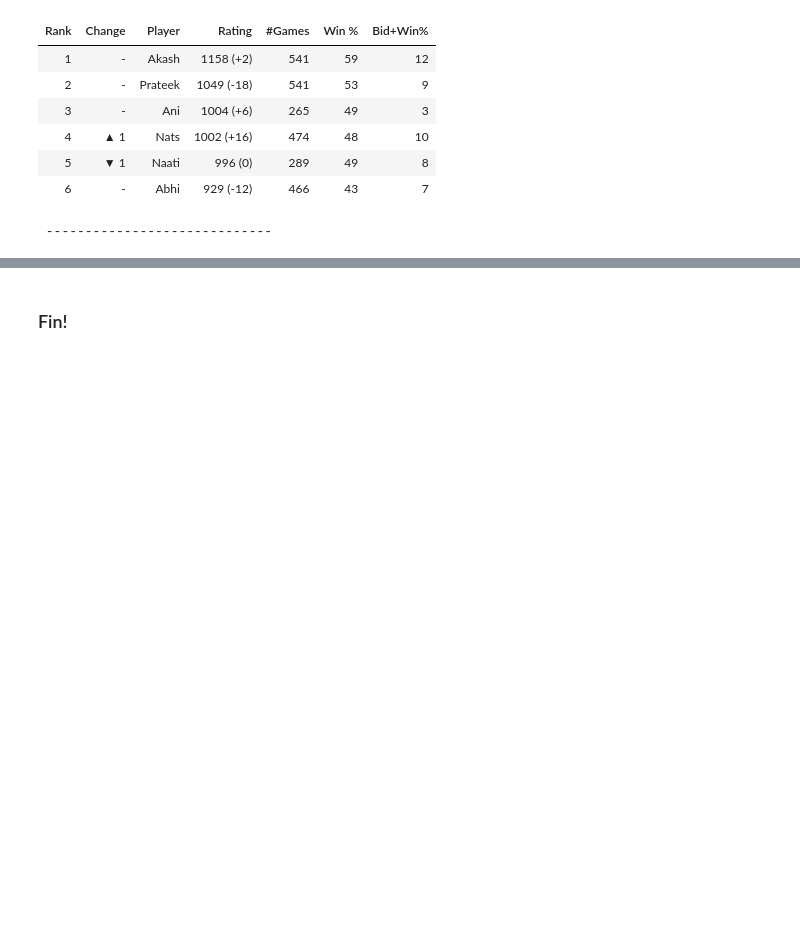
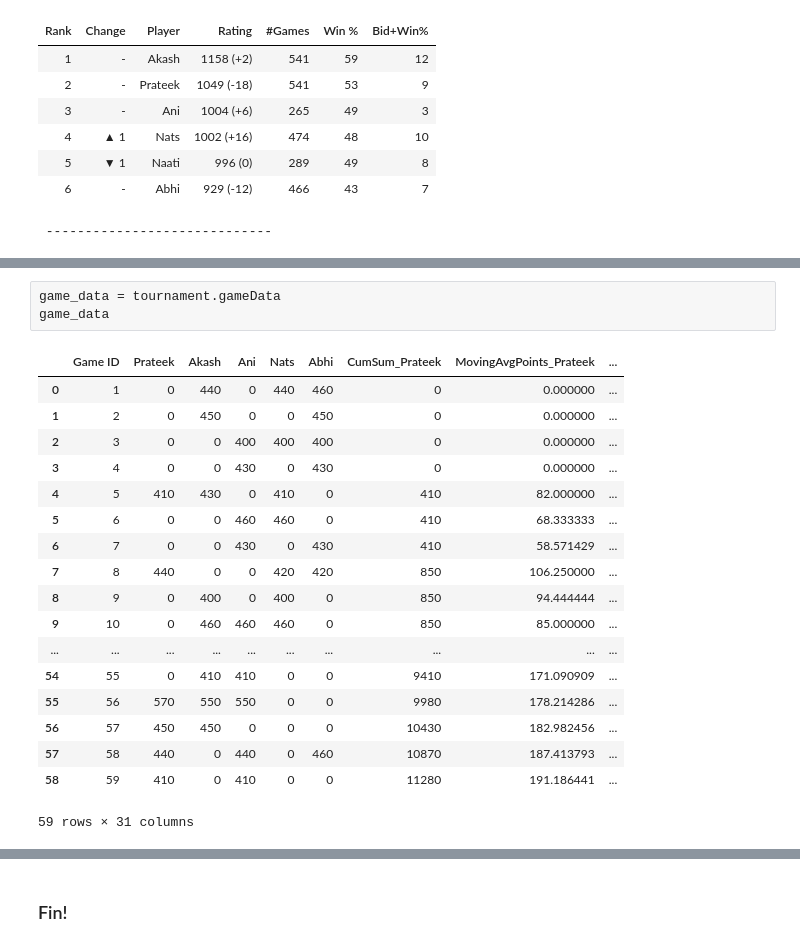
Before and after one commit to akash-suresh/three-of-spades, a Jupyter notebook: template.ipynb, the cells around one changed output, grey strips where cells are left out. Cells and saved outputs as stored; diff of their text form; blank space fills up the shorter version.

```diff
--- a/template.ipynb
+++ b/template.ipynb
@@ -101,0 +207,22 @@ Championship #8
+# %%
+game_data = tournament.gameData
+game_data
+# %% [output]
+|  | Game ID | Prateek | Akash | Ani | Nats | Abhi | CumSum_Prateek | MovingAvgPoints_Prateek | ... |
+| 0 | 1 | 0 | 440 | 0 | 440 | 460 | 0 | 0.000000 | ... |
+| 1 | 2 | 0 | 450 | 0 | 0 | 450 | 0 | 0.000000 | ... |
+| 2 | 3 | 0 | 0 | 400 | 400 | 400 | 0 | 0.000000 | ... |
+| 3 | 4 | 0 | 0 | 430 | 0 | 430 | 0 | 0.000000 | ... |
+| 4 | 5 | 410 | 430 | 0 | 410 | 0 | 410 | 82.000000 | ... |
+| 5 | 6 | 0 | 0 | 460 | 460 | 0 | 410 | 68.333333 | ... |
+| 6 | 7 | 0 | 0 | 430 | 0 | 430 | 410 | 58.571429 | ... |
+| 7 | 8 | 440 | 0 | 0 | 420 | 420 | 850 | 106.250000 | ... |
+| 8 | 9 | 0 | 400 | 0 | 400 | 0 | 850 | 94.444444 | ... |
+| 9 | 10 | 0 | 460 | 460 | 460 | 0 | 850 | 85.000000 | ... |
+| ... | ... | ... | ... | ... | ... | ... | ... | ... | ... |
+| 54 | 55 | 0 | 410 | 410 | 0 | 0 | 9410 | 171.090909 | ... |
+| 55 | 56 | 570 | 550 | 550 | 0 | 0 | 9980 | 178.214286 | ... |
+| 56 | 57 | 450 | 450 | 0 | 0 | 0 | 10430 | 182.982456 | ... |
+| 57 | 58 | 440 | 0 | 440 | 0 | 460 | 10870 | 187.413793 | ... |
+| 58 | 59 | 410 | 0 | 410 | 0 | 0 | 11280 | 191.186441 | ... |
+59 rows × 31 columns
```
Also changed, not shown: parts of 7 cells of this notebook.
